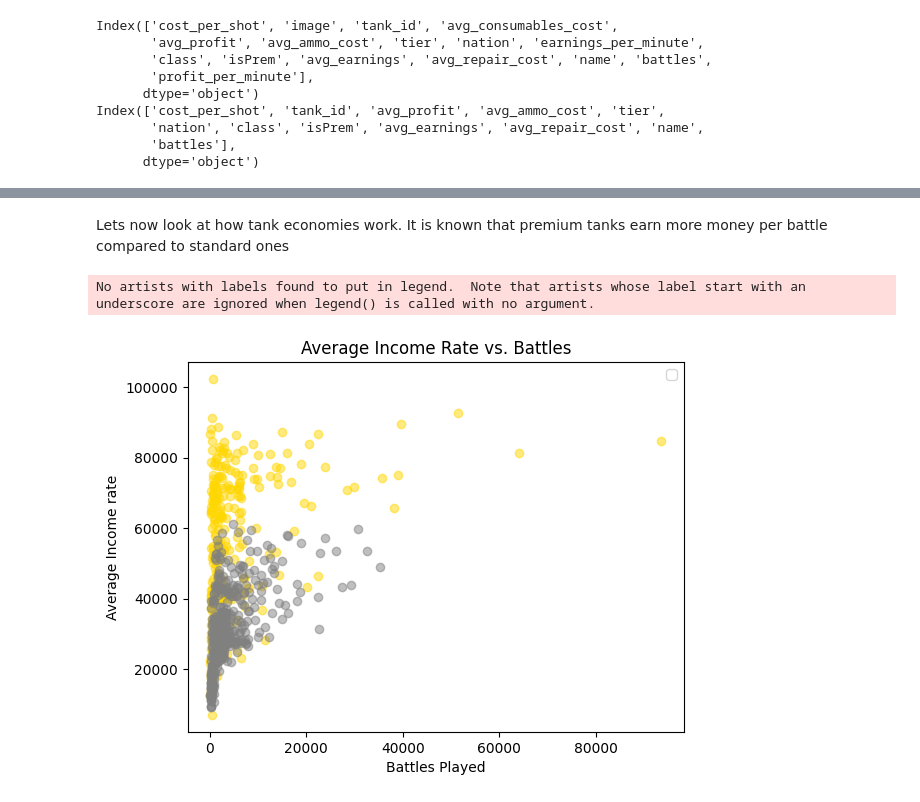
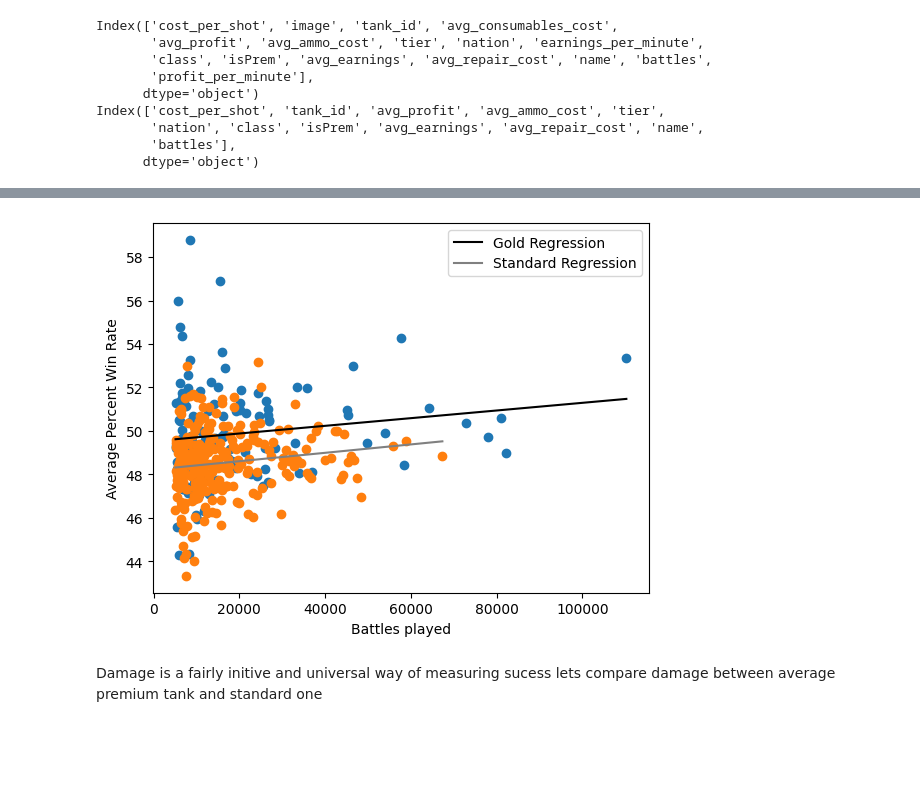
Before and after one commit to jeffreyLyngdoh/Final-Tutorial-World-of-Tank-deep-dive, a Jupyter notebook: final.ipynb, the cells around one changed output, grey strips where cells are left out. Saved outputs shown, nothing was run; the diff lists cells and outputs as text; code cells hidden in the pictures; blank space fills up the shorter version.

Commit message:
Win rate graph

```diff
--- a/final.ipynb
+++ b/final.ipynb
@@ -202,20 +171,36 @@ plt.show()
-# %% [markdown]
-Lets now look at how tank economies work.
-It is known that premium tanks earn more money per battle compared to standard ones
-# %%
-premiumEcon = economicDF[economicDF['isPrem'] == True]
-stdEcon = economicDF[economicDF['isPrem'] == False]
-
-plt.scatter(premiumEcon['battles'], premiumEcon['avg_earnings'], color = 'gold', alpha=0.5)
-plt.scatter(stdEcon['battles'], stdEcon['avg_earnings'], color = 'gray', alpha=0.5)
-
-
-plt.title('Average Income Rate vs. Battles')
-plt.xlabel('Battles Played')
-plt.ylabel('Average Income rate')
-
-plt.legend()
-plt.show()
-# %% [output]
-No artists with labels found to put in legend.  Note that artists whose label start with an underscore are ignored when legend() is called with no argument.
-[figure, removed]
+# %%
+premiumGeneral = generalDf[generalDf['isPrem'] == True ]
+stdGeneral = generalDf[generalDf['isPrem'] == False]
+
+premiumGeneral = premiumGeneral[premiumGeneral['battles'] > 5000]
+stdGeneral = stdGeneral[stdGeneral['battles'] > 5000]
+
+reg = linear_model.LinearRegression()
+
+x = np.array(premiumGeneral['battles']).reshape(-1,1)
+y = premiumGeneral['winrate']
+
+reg.fit(x,y)
+
+predictions = reg.predict(x)
+plt.scatter(x,y)
+plt.plot(x, predictions, color='black', label='Gold Regression')
+
+x = np.array(stdGeneral['battles']).reshape(-1,1)
+y = stdGeneral['winrate']
+
+reg.fit(x,y)
+
+predictions = reg.predict(x)
+plt.scatter(x,y)
+plt.plot(x, predictions, color='gray', label='Standard Regression')
+
+plt.xlabel('Battles played')
+plt.ylabel('Average Percent Win Rate')
+plt.legend()
+
+plt.show()
+# %% [output]
+[figure, added]
+# %% [markdown]
+Damage is a fairly initive and universal way of measuring sucess lets compare damage between average premium tank and standard one
```
Also changed, not shown: parts of 5 cells of this notebook.
